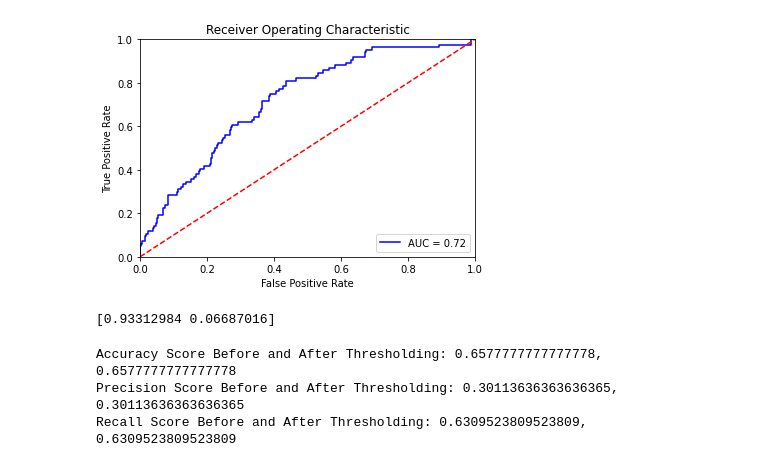
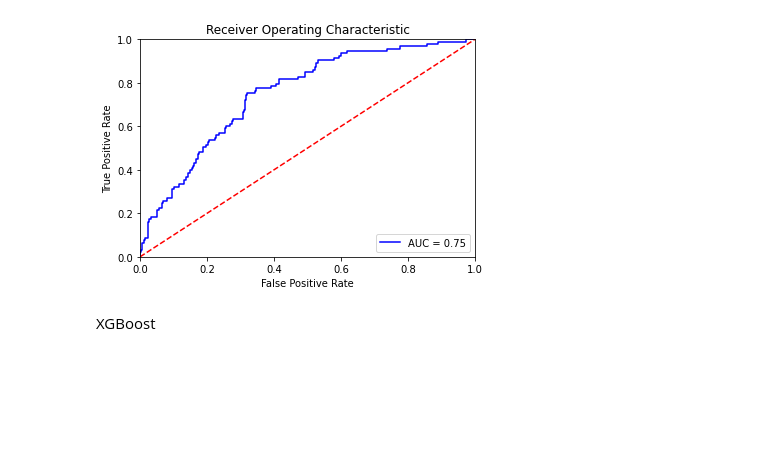
Before and after one commit to arpitsolanki/FPLBot, a Jupyter notebook: Fantasy_League.ipynb, the cells around one changed output. Cells and saved outputs as stored; diff of their text form; code cells hidden in the pictures; blank space fills up the shorter version.

```diff
--- a/Fantasy_League.ipynb
+++ b/Fantasy_League.ipynb
@@ -106,6 +140,6 @@ fixtures_df_name
 # %%
 df_l=[]
-for i in range(15):
+for i in range(GW):
   fix_url = 'https://fantasy.premierleague.com/api/fixtures?event='+str(i+1)
   fix_response = requests.get(fix_url)
   fix_response = json.loads(fix_response.content)
@@ -204,11 +237,17 @@ team_total_data_id
 # %%
 #Read Gameweek history
 
-gw_list=['gw1','gw2','gw3','gw4','gw5','gw6','gw7','gw8','gw9','gw10','gw11','gw12','gw13','gw14']
+#gw_list=['gw1','gw2','gw3','gw4','gw5','gw6','gw7','gw8','gw9','gw10','gw11','gw12','gw13','gw14','gw15']
+gw_list=[]
+for i in range(GW-1):
+  gw_str='gw'+str(i+1)
+  gw_list.append(gw_str)
+print(gw_list)
+
 static='https://raw.githubusercontent.com/vaastav/Fantasy-Premier-League/master/data/2020-21/gws/'
 df_l=[]
 
-for i in range(14):
+for i in range(len(gw_list)):
   k=static+gw_list[i]+'.csv'
   temp=pd.read_csv(k)
   temp['gw']=i+1
@@ -223,5 +262,5 @@ weekly_data_team=weekly_data_team.rename(columns={"name_y": "opponent_team_name"
 
 weekly_data_team=pd.merge(left=weekly_data_team,right=teams_df_filtered_join,left_on='team',right_on='name',how='inner')
 weekly_data_team=weekly_data_team.rename(columns={"name_x": "player_name",'id_y':'team_id'})
-weekly_data_team
+#weekly_data_team
 # %% [output]
@@ -382,6 +385,7 @@ weekly_data_subset=weekly_data_subset.rename(columns={"id_x": "opponent_id"})
 #Weekly Cumulative sums
 weekly_data_subset.sort_values(by=['player_name','gw'],ascending=True,inplace=True)
 gp_cols=weekly_data_subset[['player_name','gw','red_cards','yellow_cards','xP','total_points','bonus','clean_sheets','assists','minutes','influence','creativity','threat','ict_index']]
+gp_cols=gp_cols.loc[gp_cols.gw>=GW-4]
 gp_cumsum=gp_cols.groupby(['player_name','gw']).sum().groupby('player_name').cumsum().reset_index()
 
 #Weekly Mean Sums
@@ -522,6 +507,9 @@ X_test
 # %%
 
-model = RandomForestClassifier(n_estimators=100,max_depth=7, random_state=0,min_samples_split=10)
+from sklearn.model_selection import cross_val_score
+from sklearn.model_selection import RepeatedStratifiedKFold
+
+model = RandomForestClassifier(n_estimators=100,max_depth=10, random_state=0,min_samples_split=5,class_weight='balanced_subsample')
 model.fit(X_train,Y_train)#Fitting the model
 #Generating predictions from Random Fores Models
 pred_rf=model.predict(X_test)
@@ -573,36 +585,36 @@ True Positive Rate [0.41803279 0.88095238]
 # %%
 import sklearn.metrics as metrics
+import matplotlib.pyplot as plt
 
-fpr, tpr, threshold = metrics.roc_curve(Y_test, pred_rf_proba[:,1])
-roc_auc = metrics.auc(fpr, tpr)
+
+def plot_curve(pred):
+  fpr, tpr, threshold = metrics.roc_curve(Y_test, pred[:,1])
+  roc_auc = metrics.auc(fpr, tpr)
 
 # method I: plt
-import matplotlib.pyplot as plt
-plt.title('Receiver Operating Characteristic')
-plt.plot(fpr, tpr, 'b', label = 'AUC = %0.2f' % roc_auc)
-plt.legend(loc = 'lower right')
-plt.plot([0, 1], [0, 1],'r--')
-plt.xlim([0, 1])
-plt.ylim([0, 1])
-plt.ylabel('True Positive Rate')
-plt.xlabel('False Positive Rate')
-plt.show()
+  plt.title('Receiver Operating Characteristic')
+  plt.plot(fpr, tpr, 'b', label = 'AUC = %0.2f' % roc_auc)
+  plt.legend(loc = 'lower right')
+  plt.plot([0, 1], [0, 1],'r--')
+  plt.xlim([0, 1])
+  plt.ylim([0, 1])
+  plt.ylabel('True Positive Rate')
+  plt.xlabel('False Positive Rate')
+  plt.show()
+plot_curve(pred_rf_proba)
 # %% [output]
-[figure, old version]
+[figure, new version]
 # %%
-optimal_proba_cutoff = sorted(list(zip(np.abs(tpr - fpr), pred_rf_proba)), key=lambda i: i[0], reverse=True)[0][1]
-print(optimal_proba_cutoff)
+# optimal_proba_cutoff = sorted(list(zip(np.abs(tpr - fpr), pred_rf_proba)), key=lambda i: i[0], reverse=True)[0][1]
+# print(optimal_proba_cutoff)
 
-roc_predictions=calc_pred=pred_rf_proba[:,1]>0.26
-roc_predictions=roc_predictions.astype(int)
+# roc_predictions=calc_pred=pred_rf_proba[:,1]>0.26
+# roc_predictions=roc_predictions.astype(int)
+
 #roc_predictions = [1 if i >= optimal_proba_cutoff else 0 for i in predicted_proba[:, -1]]
-# %% [output]
-[0.93312984 0.06687016]
 # %%
-print("Accuracy Score Before and After Thresholding: {}, {}".format(accuracy_score(Y_test, roc_predictions), accuracy_score(Y_test, roc_predictions)))
-print("Precision Score Before and After Thresholding: {}, {}".format(precision_score(Y_test, roc_predictions), precision_score(Y_test, roc_predictions)))
-print("Recall Score Before and After Thresholding: {}, {}".format(recall_score(Y_test, roc_predictions), recall_score(Y_test, roc_predictions)))
+# print("Accuracy Score Before and After Thresholding: {}, {}".format(accuracy_score(Y_test, roc_predictions), accuracy_score(Y_test, roc_predictions)))
+# print("Precision Score Before and After Thresholding: {}, {}".format(precision_score(Y_test, roc_predictions), precision_score(Y_test, roc_predictions)))
+# print("Recall Score Before and After Thresholding: {}, {}".format(recall_score(Y_test, roc_predictions), recall_score(Y_test, roc_predictions)))
-# %% [output]
-Accuracy Score Before and After Thresholding: 0.6577777777777778, 0.6577777777777778
-Precision Score Before and After Thresholding: 0.30113636363636365, 0.30113636363636365
-Recall Score Before and After Thresholding: 0.6309523809523809, 0.6309523809523809
+# %% [markdown]
+ XGBoost
```
Also changed, not shown: parts of 44 cells of this notebook.
